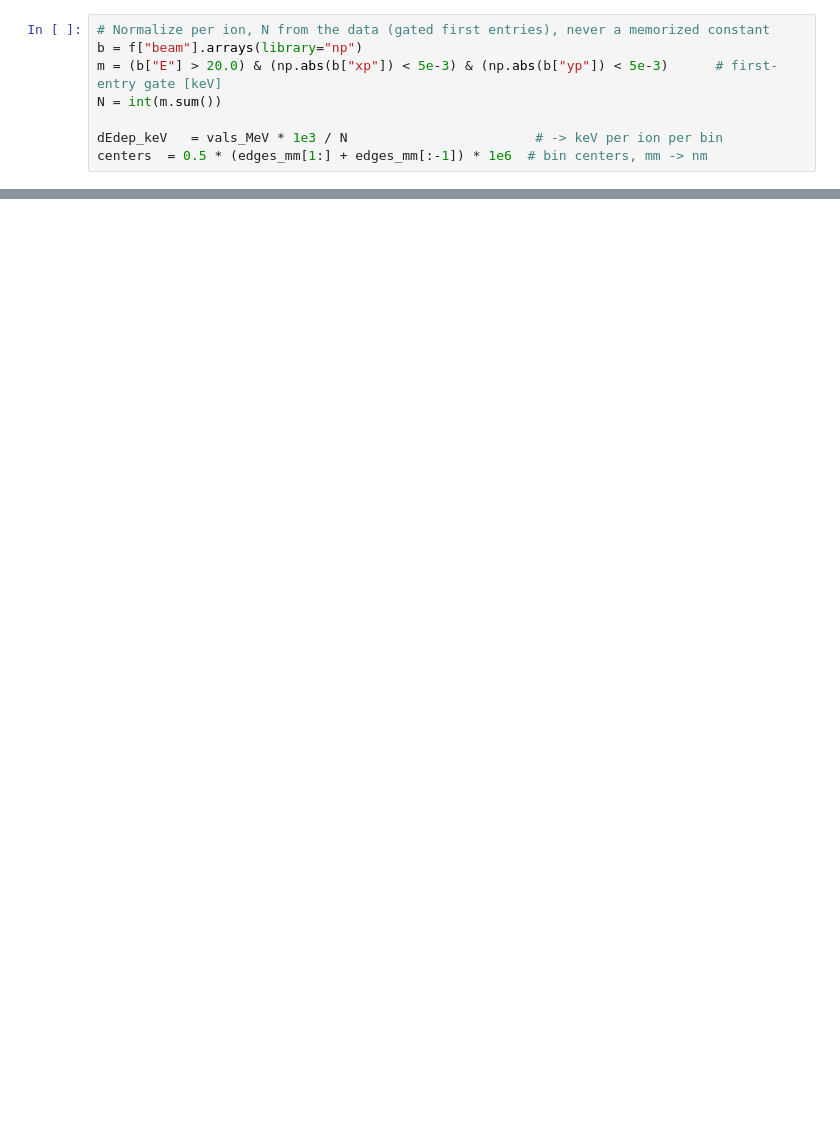
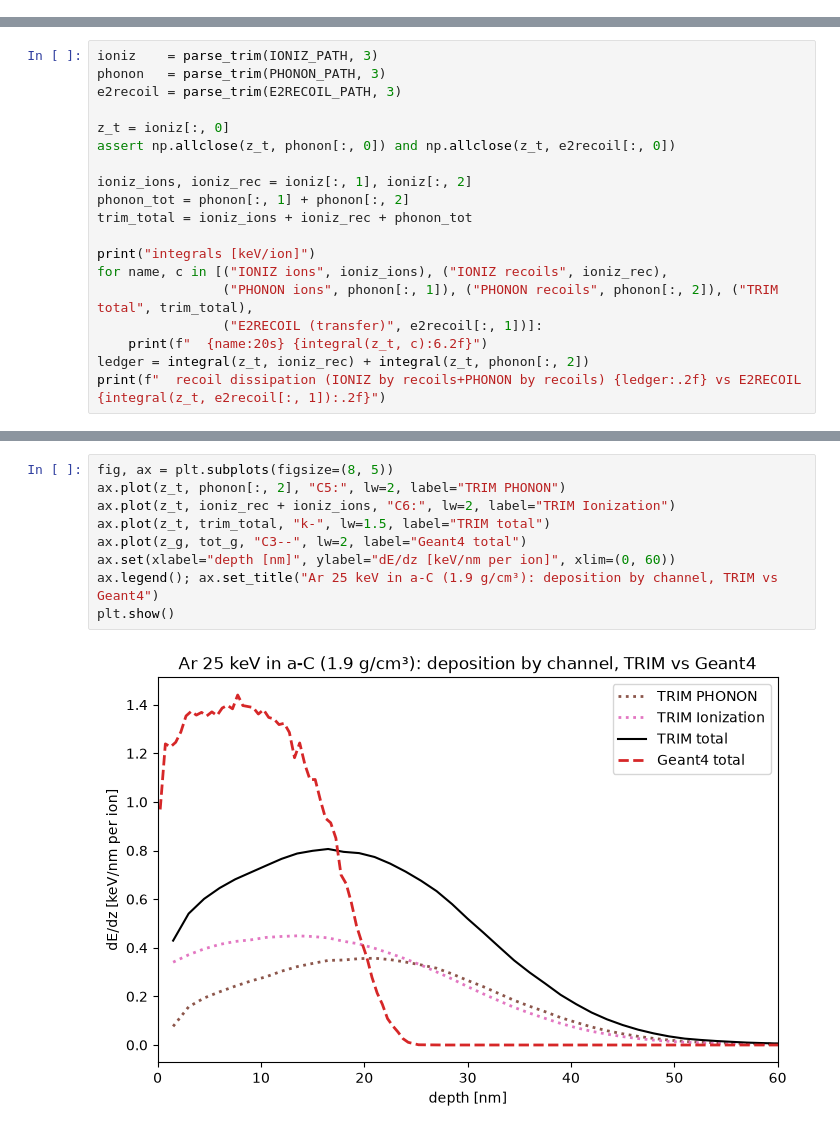
Before and after one commit to Abdul-Nosirrom/KACST_AmorphousCarbonStudy_Geant4, a Jupyter notebook: analysis/edep_analysis.ipynb, the cells around one changed output, grey strips where cells are left out. Drawn from its saved outputs; the diff is of its cells as text; blank space fills up the shorter version.

```diff
--- a/analysis/edep_analysis.ipynb
+++ b/analysis/edep_analysis.ipynb
@@ -39,8 +0,0 @@ vals_MeV, edges_mm = f["EdepZ"].to_numpy()           # 300 bin contents [MeV], 3
-# %%
-# Normalize per ion, N from the data (gated first entries), never a memorized constant
-b = f["beam"].arrays(library="np")
-m = (b["E"] > 20.0) & (np.abs(b["xp"]) < 5e-3) & (np.abs(b["yp"]) < 5e-3)      # first-entry gate [keV]
-N = int(m.sum())
-
-dEdep_keV   = vals_MeV * 1e3 / N                        # -> keV per ion per bin
-centers  = 0.5 * (edges_mm[1:] + edges_mm[:-1]) * 1e6  # bin centers, mm -> nm
@@ -283,0 +178,19 @@ Geant4 total integral: 24.140 keV/ion
+# %%
+ioniz    = parse_trim(IONIZ_PATH, 3)
+phonon   = parse_trim(PHONON_PATH, 3)
+e2recoil = parse_trim(E2RECOIL_PATH, 3)
+
+z_t = ioniz[:, 0]
+assert np.allclose(z_t, phonon[:, 0]) and np.allclose(z_t, e2recoil[:, 0])
+
+ioniz_ions, ioniz_rec = ioniz[:, 1], ioniz[:, 2]
+phonon_tot = phonon[:, 1] + phonon[:, 2]
+trim_total = ioniz_ions + ioniz_rec + phonon_tot
+
+print("integrals [keV/ion]")
+for name, c in [("IONIZ ions", ioniz_ions), ("IONIZ recoils", ioniz_rec),
+                ("PHONON ions", phonon[:, 1]), ("PHONON recoils", phonon[:, 2]), ("TRIM total", trim_total),
+                ("E2RECOIL (transfer)", e2recoil[:, 1])]:
+    print(f"  {name:20s} {integral(z_t, c):6.2f}")
+ledger = integral(z_t, ioniz_rec) + integral(z_t, phonon[:, 2])
+print(f"  recoil dissipation (IONIZ by recoils+PHONON by recoils) {ledger:.2f} vs E2RECOIL {integral(z_t, e2recoil[:, 1]):.2f}")
@@ -283,0 +206,11 @@ Geant4 total integral: 24.140 keV/ion
+# %%
+fig, ax = plt.subplots(figsize=(8, 5))
+ax.plot(z_t, phonon[:, 2], "C5:", lw=2, label="TRIM PHONON")
+ax.plot(z_t, ioniz_rec + ioniz_ions, "C6:", lw=2, label="TRIM Ionization")
+ax.plot(z_t, trim_total, "k-", lw=1.5, label="TRIM total")
+ax.plot(z_g, tot_g, "C3--", lw=2, label="Geant4 total")
+ax.set(xlabel="depth [nm]", ylabel="dE/dz [keV/nm per ion]", xlim=(0, 60))
+ax.legend(); ax.set_title("Ar 25 keV in a-C (1.9 g/cm³): deposition by channel, TRIM vs Geant4")
+plt.show()
+# %% [output]
+[figure, added]
```
Also changed, not shown: parts of 43 cells of this notebook, 6 other files.
